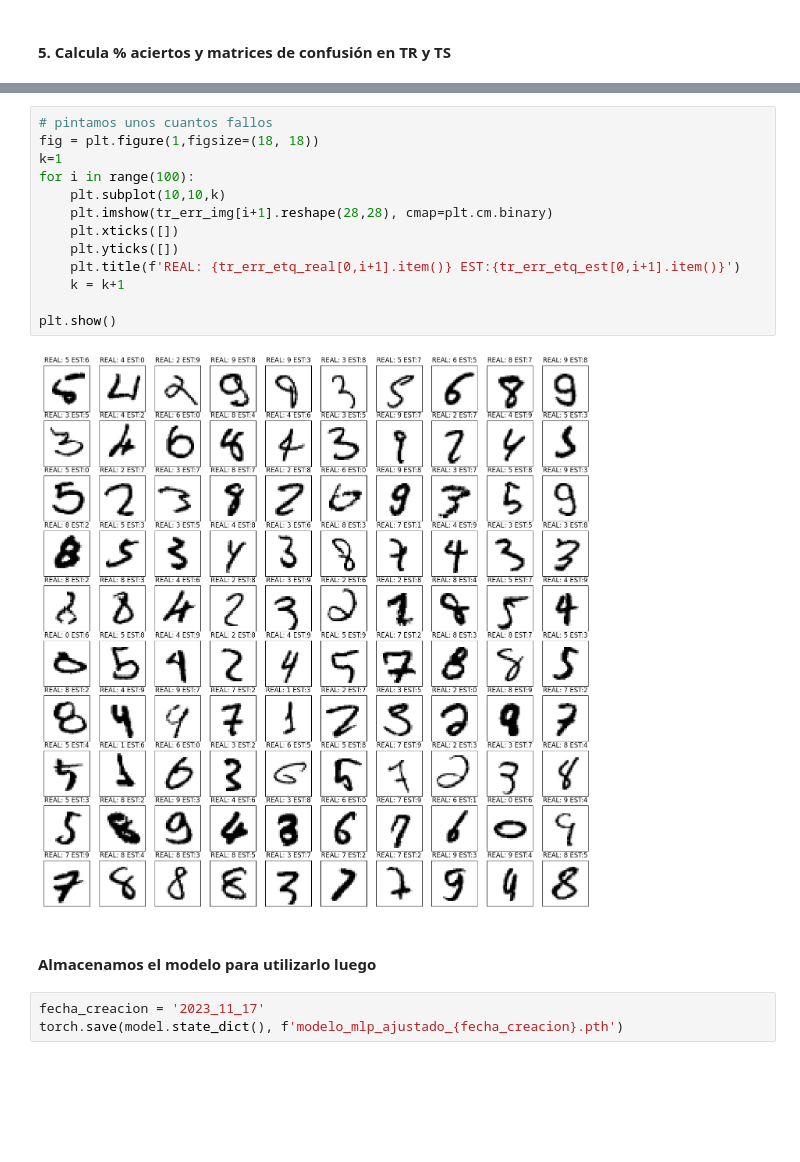
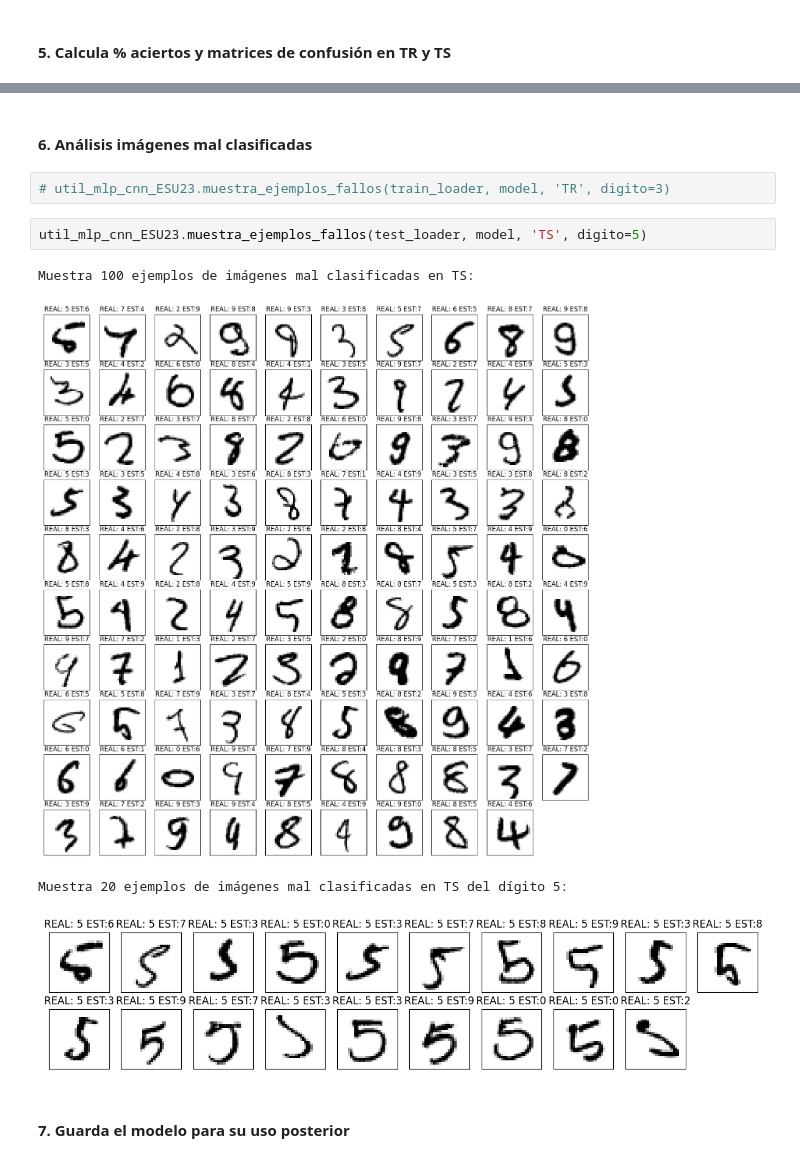
Before and after one commit to eugesu/DL-PYTORCH, a Jupyter notebook: 3_mlp_MNIST.ipynb, the cells around one changed output, grey strips where cells are left out. Drawn from its saved outputs; the diff is of its cells as text; blank space fills up the shorter version.

```diff
--- a/3_mlp_MNIST.ipynb
+++ b/3_mlp_MNIST.ipynb
@@ -209,20 +185,13 @@ torch.Size([648, 784])
-# %%
-# pintamos unos cuantos fallos
-fig = plt.figure(1,figsize=(18, 18))
-k=1
-for i in range(100):
-    plt.subplot(10,10,k)
-    plt.imshow(tr_err_img[i+1].reshape(28,28), cmap=plt.cm.binary)
-    plt.xticks([])
-    plt.yticks([])
-    plt.title(f'REAL: {tr_err_etq_real[0,i+1].item()} EST:{tr_err_etq_est[0,i+1].item()}')
-    k = k+1
-
-plt.show()
-# %% [output]
-[figure, removed]
+# %% [markdown]
+#### 6. Análisis imágenes mal clasificadas
+# %%
+# util_mlp_cnn_ESU23.muestra_ejemplos_fallos(train_loader, model, 'TR', digito=3)
+# %%
+util_mlp_cnn_ESU23.muestra_ejemplos_fallos(test_loader, model, 'TS', digito=5)
+# %% [output]
+Muestra 100 ejemplos de imágenes mal clasificadas en TS:
+[figure, added]
+Muestra 20 ejemplos de imágenes mal clasificadas en TS del dígito 5:
+[figure, added]
 # %% [markdown]
-#### Almacenamos el modelo para utilizarlo luego
+#### 7. Guarda el modelo para su uso posterior
-# %%
-fecha_creacion = '2023_11_17'
-torch.save(model.state_dict(), f'modelo_mlp_ajustado_{fecha_creacion}.pth')
```
Also changed, not shown: parts of 11 cells of this notebook, 9 other files.
